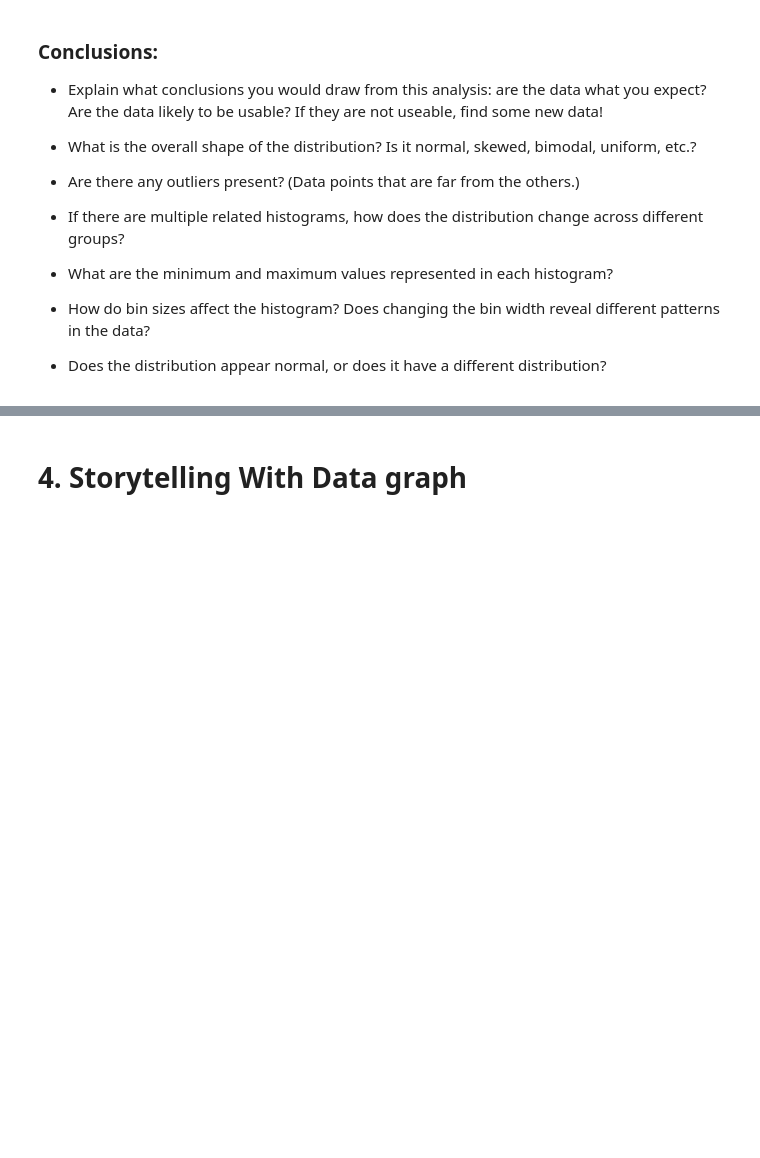
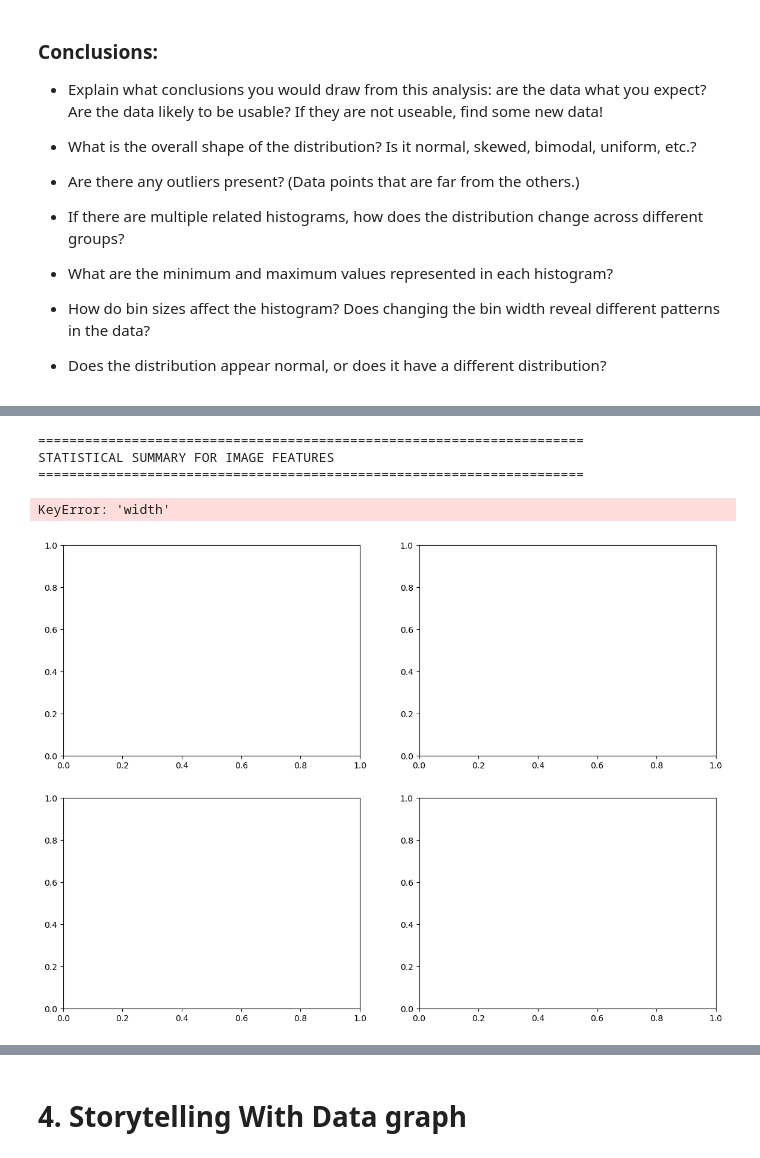
Before and after one commit to virenv-bu/Module-B-semester-2, a Jupyter notebook: OMDS-ModB2-Week4-Vishwakarma-Virendra.ipynb, the cells around one changed output, grey strips where cells are left out. Cells and saved outputs as stored; diff of their text form; code cells hidden in the pictures; blank space fills up the shorter version.

```diff
--- a/OMDS-ModB2-Week4-Vishwakarma-Virendra.ipynb
+++ b/OMDS-ModB2-Week4-Vishwakarma-Virendra.ipynb
@@ -78,0 +254,60 @@ This week, you will do the same types of exercises as last week, but you should
+# %%
+# Step 3: Calculate key statistics for each numeric column
+print("\n" + "="*70)
+print("STATISTICAL SUMMARY FOR IMAGE FEATURES")
+print("="*70)
+
+for column in numeric_cols:
+    print(f"\n{column.upper()}")
+    print("-" * 70)
+    print(f"Mean:              {df[column].mean():.4f}")
+    print(f"Median:            {df[column].median():.4f}")
+    print(f"Mode:              {df[column].mode().values[0] if len(df[column].mode()) > 0 else 'N/A'}")
+    print(f"Standard Dev:      {df[column].std():.4f}")
+    print(f"Variance:          {df[column].var():.4f}")
+    print(f"Min:               {df[column].min():.4f}")
+    print(f"Max:               {df[column].max():.4f}")
+    print(f"25th Percentile:   {df[column].quantile(0.25):.4f}")
+    print(f"75th Percentile:   {df[column].quantile(0.75):.4f}")
+    print(f"IQR:               {df[column].quantile(0.75) - df[column].quantile(0.25):.4f}")
+    print(f"Skewness:          {df[column].skew():.4f}")
+    print(f"Kurtosis:          {df[column].kurtosis():.4f}")
+# %% [output]
+======================================================================
+STATISTICAL SUMMARY FOR IMAGE FEATURES
+======================================================================
+# %%
+# Step 4: Analyze relationships between features
+fig, axes = plt.subplots(2, 2, figsize=(14, 10))
+
+# Width vs Height
+axes[0, 0].scatter(df['width'], df['height'], alpha=0.6, s=50)
+axes[0, 0].set_xlabel('Width')
+axes[0, 0].set_ylabel('Height')
+axes[0, 0].set_title('Image Dimensions: Width vs Height')
+axes[0, 0].grid(True, alpha=0.3)
+
+# File Size vs Total Pixels
+axes[0, 1].scatter(df['total_pixels'], df['file_size_kb'], alpha=0.6, s=50, color='orange')
+axes[0, 1].set_xlabel('Total Pixels')
+axes[0, 1].set_ylabel('File Size (KB)')
+axes[0, 1].set_title('File Size vs Image Resolution')
+axes[0, 1].grid(True, alpha=0.3)
+
+# Mean Brightness Distribution
+df['mean_brightness'].plot.hist(bins=20, ax=axes[1, 0], color='green', alpha=0.7)
+axes[1, 0].set_xlabel('Mean Brightness')
+axes[1, 0].set_ylabel('Frequency')
+axes[1, 0].set_title('Distribution of Mean Brightness')
+
+# Aspect Ratio Distribution
+df['aspect_ratio'].plot.hist(bins=20, ax=axes[1, 1], color='red', alpha=0.7)
+axes[1, 1].set_xlabel('Aspect Ratio (Width/Height)')
+axes[1, 1].set_ylabel('Frequency')
+axes[1, 1].set_title('Distribution of Aspect Ratios')
+
+plt.tight_layout()
+plt.show()
+# %% [output]
+KeyError: 'width'
+[figure, added]
```
Also changed, not shown: parts of 8 cells of this notebook, 3 other files.
